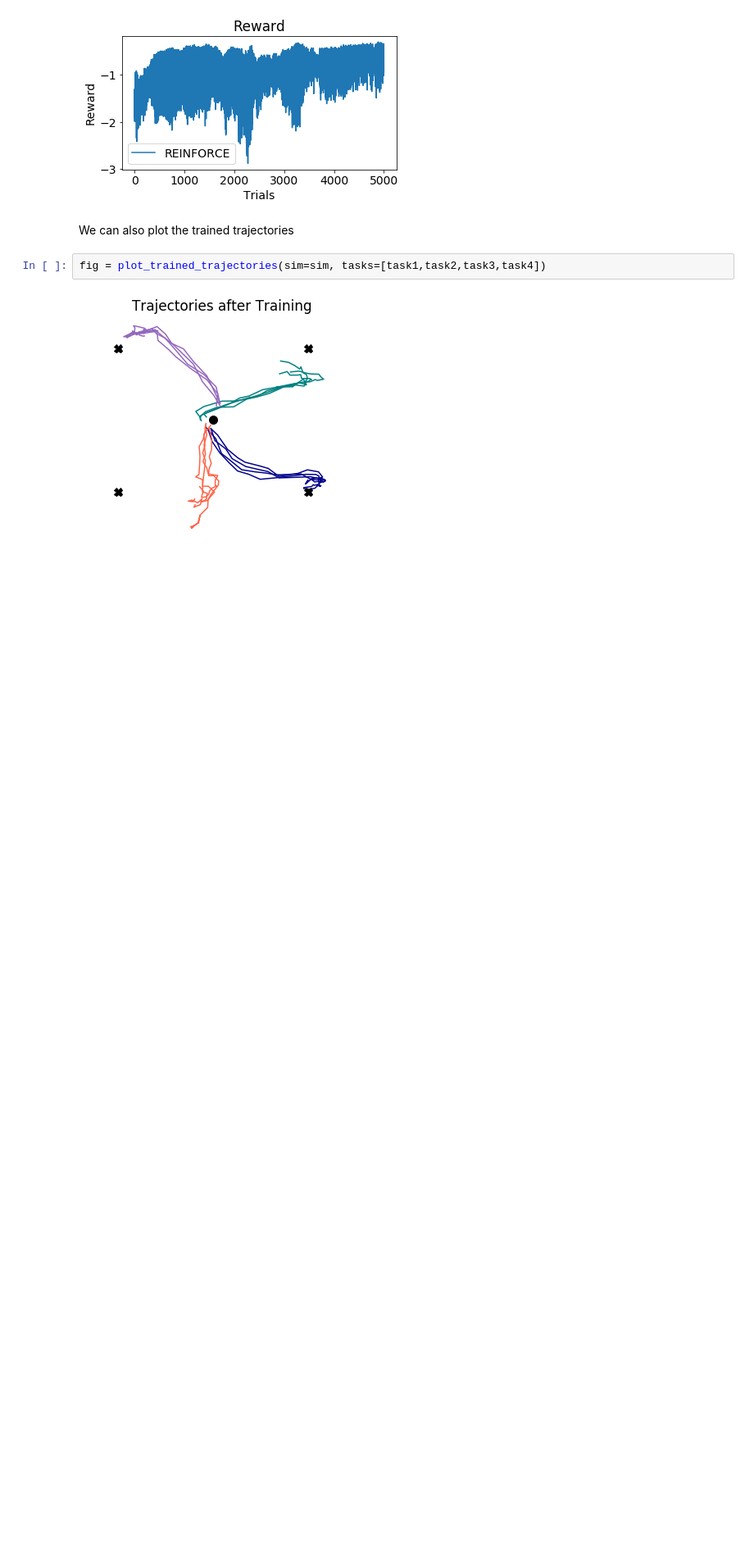
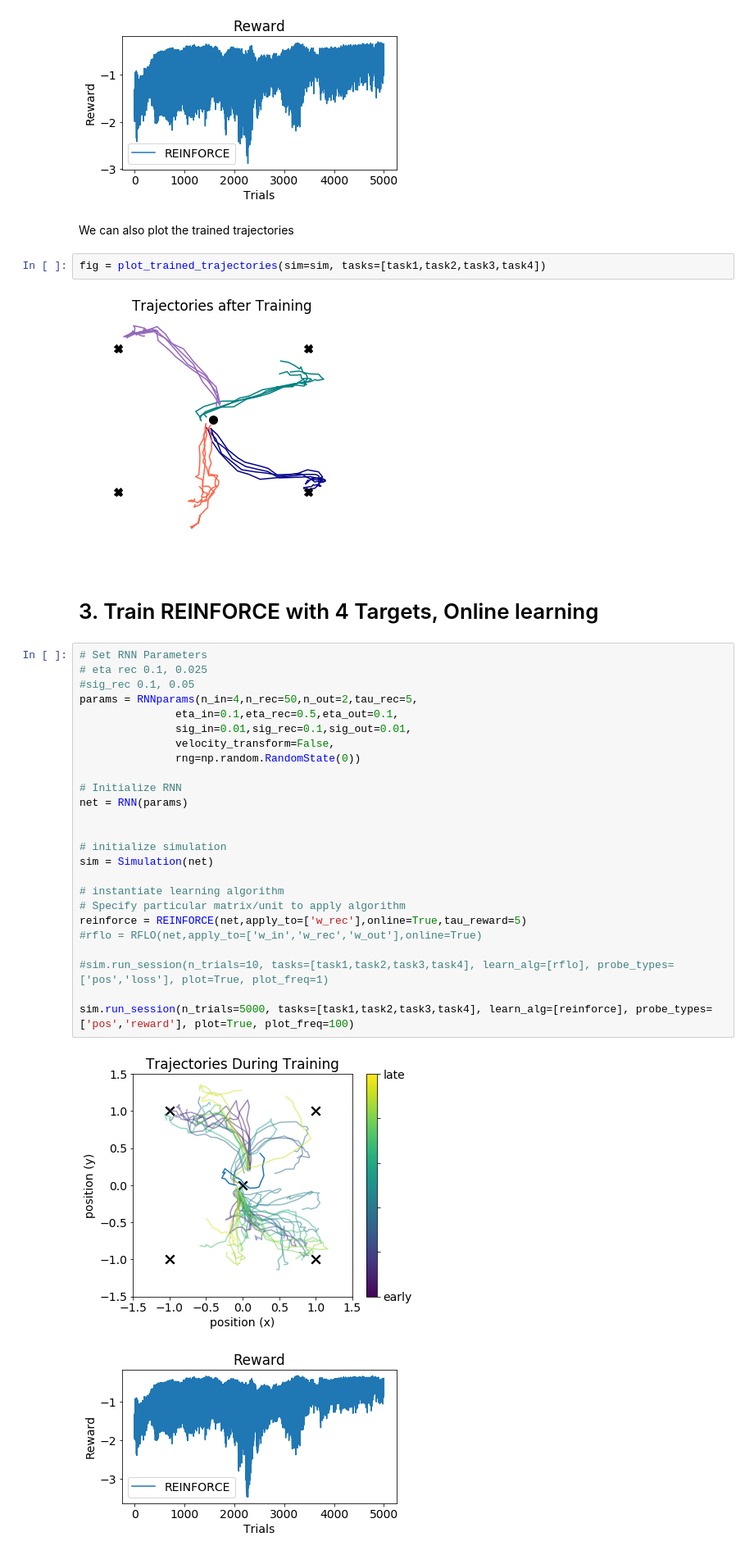
Before and after one commit to jacobfulano/rnn-learning, a Jupyter notebook: examples/Example5-REINFORCE.ipynb, the cells around one changed output. Shown at 82% size. Cells and saved outputs as stored; diff of their text form; blank space fills up the shorter version.

```diff
--- a/examples/Example5-REINFORCE.ipynb
+++ b/examples/Example5-REINFORCE.ipynb
@@ -176,3 +175,33 @@ We can also plot the trained trajectories
 fig = plot_trained_trajectories(sim=sim, tasks=[task1,task2,task3,task4])
 # %% [output]
 [figure]
+# %% [markdown]
+# 3. Train REINFORCE with 4 Targets, Online learning
+# %%
+# Set RNN Parameters
+# eta rec 0.1, 0.025
+#sig_rec 0.1, 0.05
+params = RNNparams(n_in=4,n_rec=50,n_out=2,tau_rec=5,
+               eta_in=0.1,eta_rec=0.5,eta_out=0.1,
+               sig_in=0.01,sig_rec=0.1,sig_out=0.01,
+               velocity_transform=False,
+               rng=np.random.RandomState(0))
+
+# Initialize RNN
+net = RNN(params)
+
+
+# initialize simulation
+sim = Simulation(net)
+
+# instantiate learning algorithm
+# Specify particular matrix/unit to apply algorithm
+reinforce = REINFORCE(net,apply_to=['w_rec'],online=True,tau_reward=5)
+#rflo = RFLO(net,apply_to=['w_in','w_rec','w_out'],online=True)
+
+#sim.run_session(n_trials=10, tasks=[task1,task2,task3,task4], learn_alg=[rflo], probe_types=['pos','loss'], plot=True, plot_freq=1)
+
+sim.run_session(n_trials=5000, tasks=[task1,task2,task3,task4], learn_alg=[reinforce], probe_types=['pos','reward'], plot=True, plot_freq=100)
+# %% [output]
+[figure, added]
+[figure, added]
```
Also changed, not shown: parts of 6 cells of this notebook, 1 other file.
